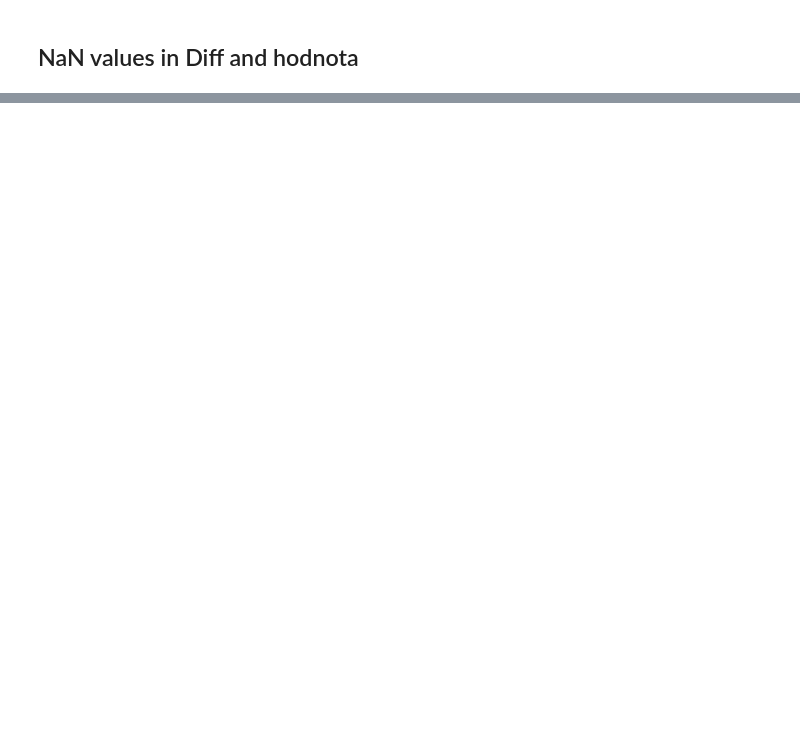
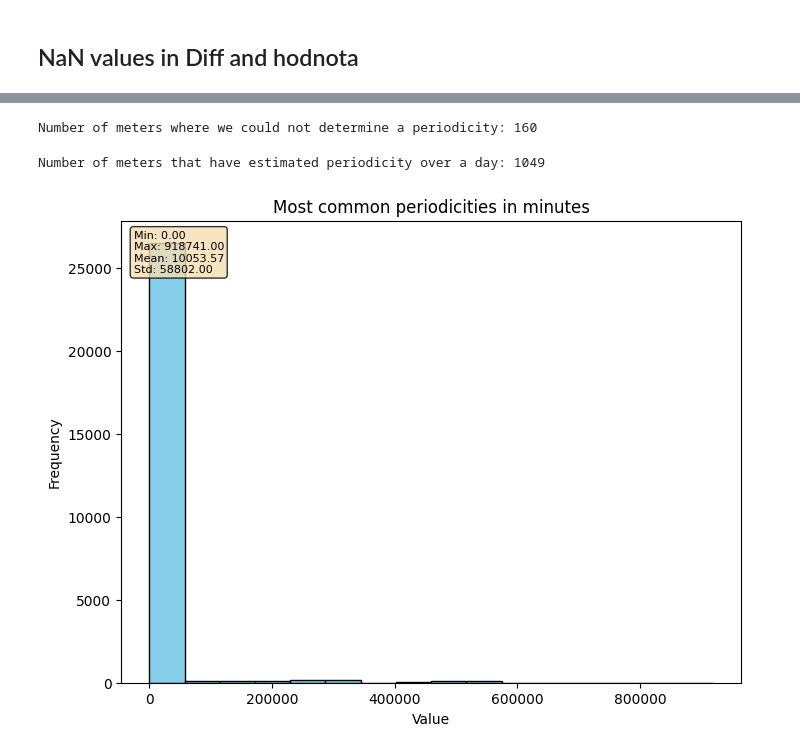
Before and after one commit to andres-cerny/master_thesis, a Jupyter notebook: data_exploration.ipynb, the cells around one changed output, grey strips where cells are left out. Drawn from its saved outputs; the diff is of its cells as text; code cells hidden in the pictures; blank space fills up the shorter version.

```diff
--- a/data_exploration.ipynb
+++ b/data_exploration.ipynb
@@ -411,0 +475,17 @@ split_and_save_df(first_export)
+# %%
+periodicities = get_pickle_data('./pickles/periodicities.pkl', metadata_to_dict, ['common_periodicity_seconds'])
+valid_periodicities = {filename: periodicity for filename, periodicity in periodicities.items() if periodicity is not None}
+
+print(f"Number of meters where we could not determine a periodicity: {len(periodicities) - len(valid_periodicities)}")
+# %% [output]
+Number of meters where we could not determine a periodicity: 160
+# %%
+periodicities_in_minutes = [val / 60 for val in valid_periodicities.values()]
+periodicities_in_minutes_rounded = [round(val, 0) for val in periodicities_in_minutes]
+
+print(f"Number of meters that have estimated periodicity over a day: {len([p for p in periodicities_in_minutes_rounded if p > (60*24 + 5)])}")
+
+plot_histogram_with_stats(periodicities_in_minutes_rounded, "Most common periodicities in minutes")
+# %% [output]
+Number of meters that have estimated periodicity over a day: 1049
+[figure, added]
```
Also changed, not shown: parts of 60 cells of this notebook, 4 other files.
